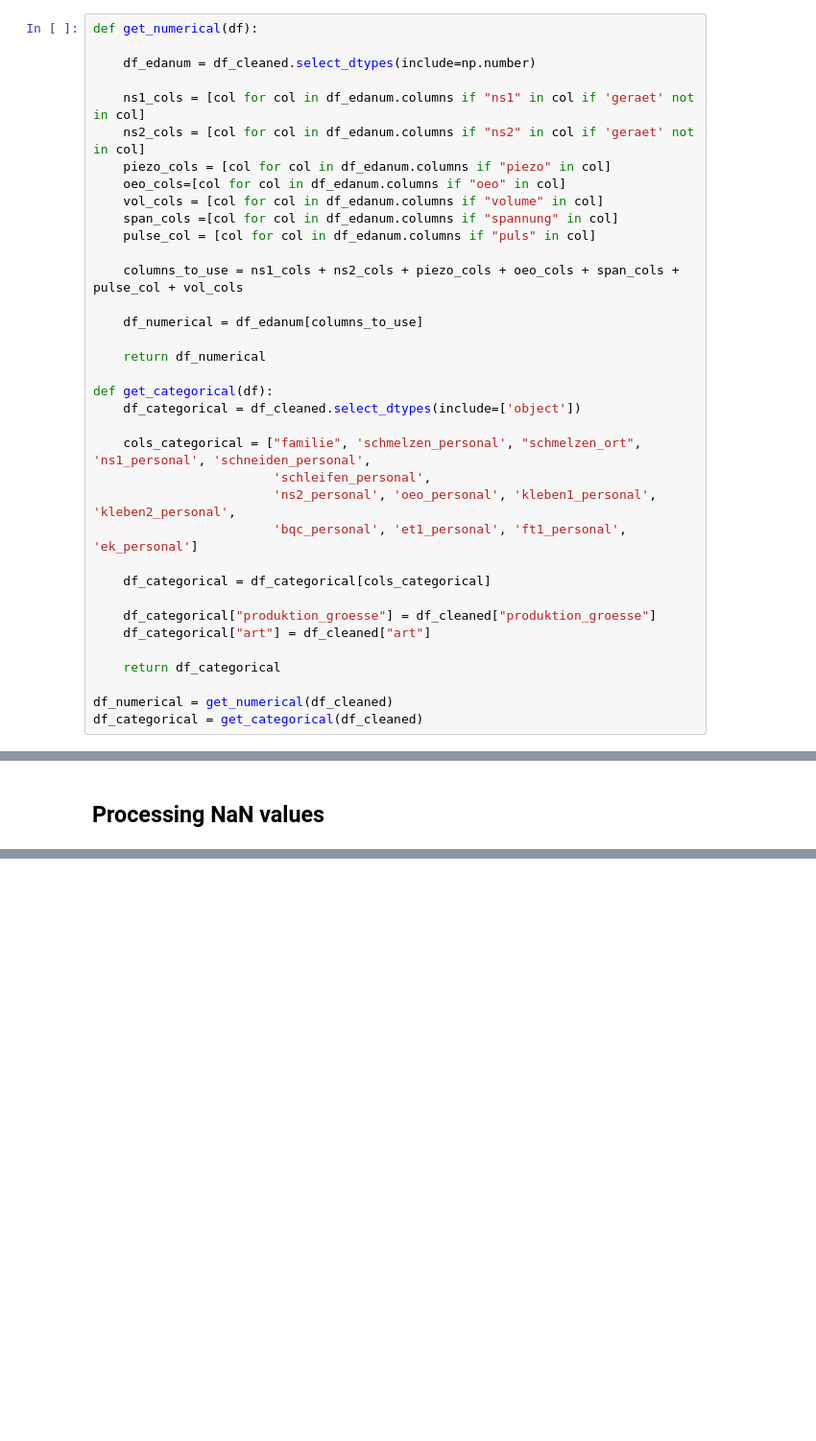
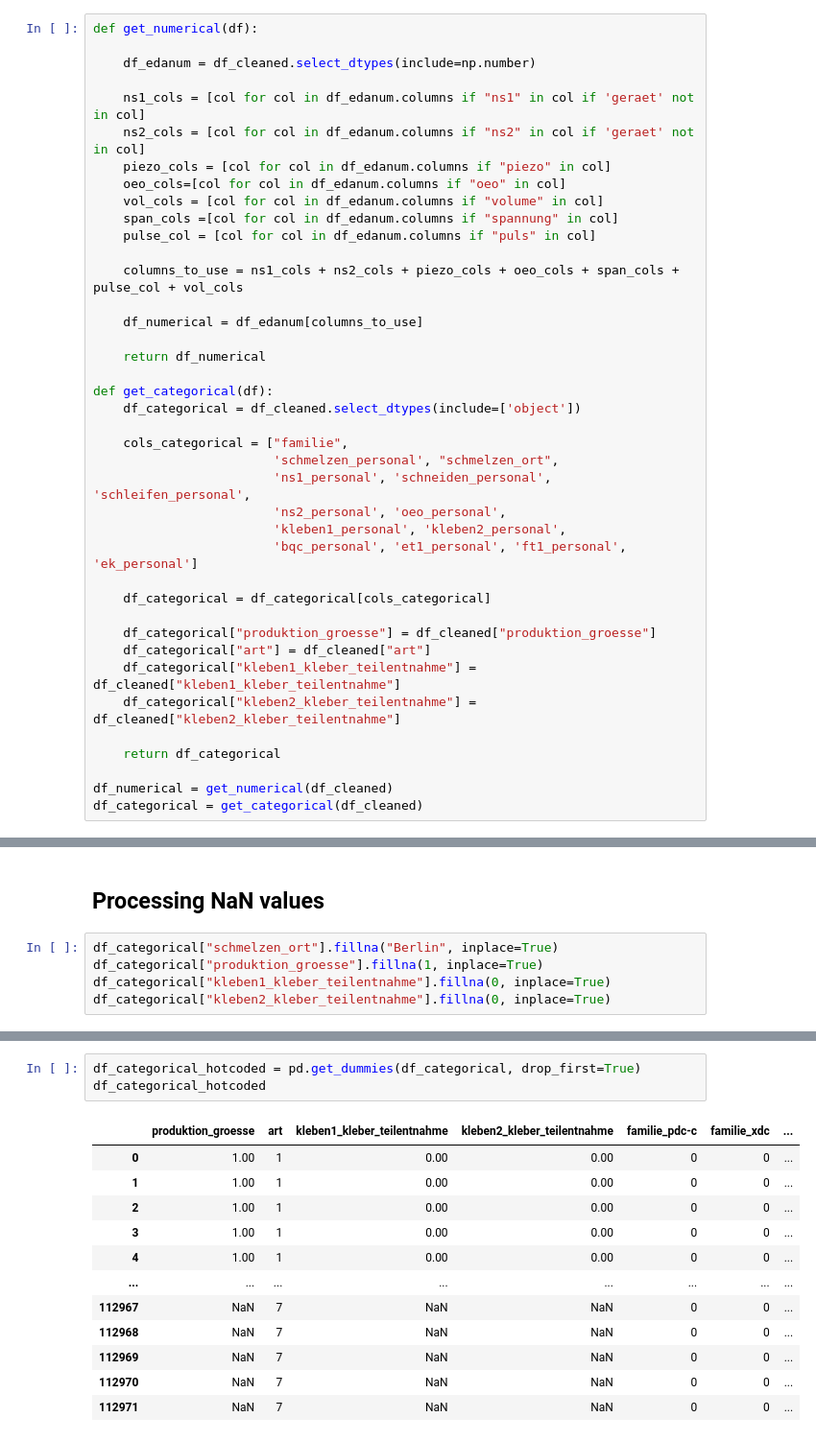
Before and after one commit to esrabecker/DA_Midterm_Project, a Jupyter notebook: Production_Notebook/Production_Data_Cleaning.ipynb, the cells around one changed output, grey strips where cells are left out. Shown: that part at 96% size. Drawn from its saved outputs; the diff is of its cells as text; blank space fills up the shorter version.

```diff
--- a/Production_Notebook/Production_Data_Cleaning.ipynb
+++ b/Production_Notebook/Production_Data_Cleaning.ipynb
@@ -299,15 +302,19 @@ def get_numerical(df):
 def get_categorical(df):
     df_categorical = df_cleaned.select_dtypes(include=['object'])
 
-    cols_categorical = ["familie", 'schmelzen_personal', "schmelzen_ort", 'ns1_personal', 'schneiden_personal',
-                        'schleifen_personal',
-                        'ns2_personal', 'oeo_personal', 'kleben1_personal', 'kleben2_personal',
+    cols_categorical = ["familie",
+                        'schmelzen_personal', "schmelzen_ort",
+                        'ns1_personal', 'schneiden_personal', 'schleifen_personal',
+                        'ns2_personal', 'oeo_personal',
+                        'kleben1_personal', 'kleben2_personal',
                         'bqc_personal', 'et1_personal', 'ft1_personal', 'ek_personal']
 
     df_categorical = df_categorical[cols_categorical]
 
     df_categorical["produktion_groesse"] = df_cleaned["produktion_groesse"]
     df_categorical["art"] = df_cleaned["art"]
+    df_categorical["kleben1_kleber_teilentnahme"] = df_cleaned["kleben1_kleber_teilentnahme"]
+    df_categorical["kleben2_kleber_teilentnahme"] = df_cleaned["kleben2_kleber_teilentnahme"]
 
     return df_categorical
 
@@ -422,2 +348,7 @@ memory usage: 13.8+ MB
 # %% [markdown]
 ## Processing NaN values
+# %%
+df_categorical["schmelzen_ort"].fillna("Berlin", inplace=True)
+df_categorical["produktion_groesse"].fillna(1, inplace=True)
+df_categorical["kleben1_kleber_teilentnahme"].fillna(0, inplace=True)
+df_categorical["kleben2_kleber_teilentnahme"].fillna(0, inplace=True)
@@ -433,0 +391,16 @@ sample = [str(val) for val in sample_np]
+# %%
+df_categorical_hotcoded = pd.get_dummies(df_categorical, drop_first=True)
+df_categorical_hotcoded
+# %% [output]
+|  | produktion_groesse | art | kleben1_kleber_teilentnahme | kleben2_kleber_teilentnahme | familie_pdc-c | familie_xdc | ... |
+| 0 | 1.00 | 1 | 0.00 | 0.00 | 0 | 0 | ... |
+| 1 | 1.00 | 1 | 0.00 | 0.00 | 0 | 0 | ... |
+| 2 | 1.00 | 1 | 0.00 | 0.00 | 0 | 0 | ... |
+| 3 | 1.00 | 1 | 0.00 | 0.00 | 0 | 0 | ... |
+| 4 | 1.00 | 1 | 0.00 | 0.00 | 0 | 0 | ... |
+| ... | ... | ... | ... | ... | ... | ... | ... |
+| 112967 | NaN | 7 | NaN | NaN | 0 | 0 | ... |
+| 112968 | NaN | 7 | NaN | NaN | 0 | 0 | ... |
+| 112969 | NaN | 7 | NaN | NaN | 0 | 0 | ... |
+| 112970 | NaN | 7 | NaN | NaN | 0 | 0 | ... |
+| 112971 | NaN | 7 | NaN | NaN | 0 | 0 | ... |
```
Also changed, not shown: parts of 19 cells of this notebook, 1 other file.
